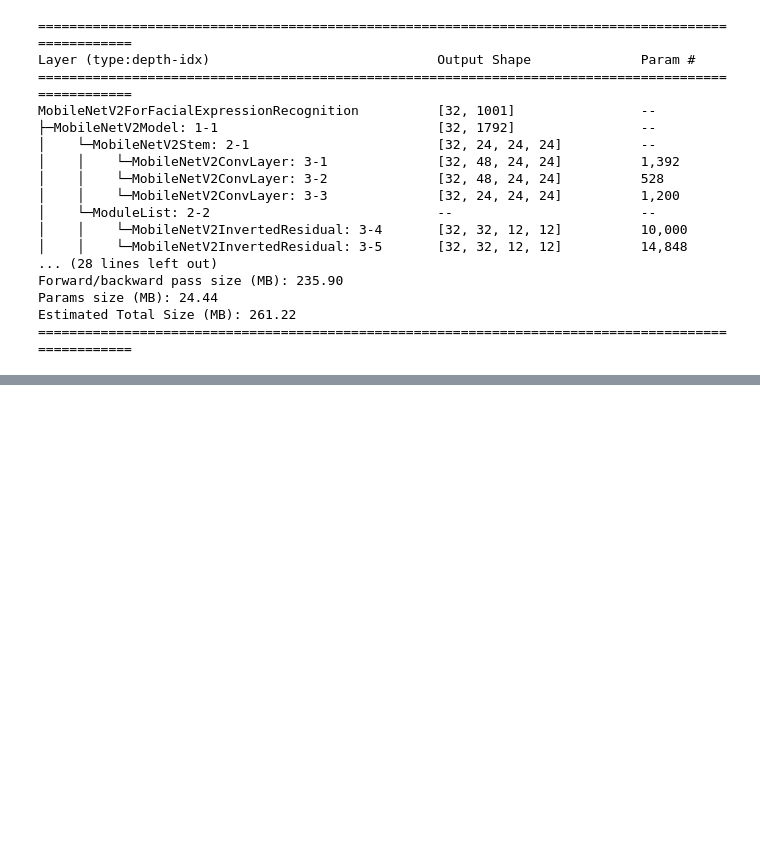
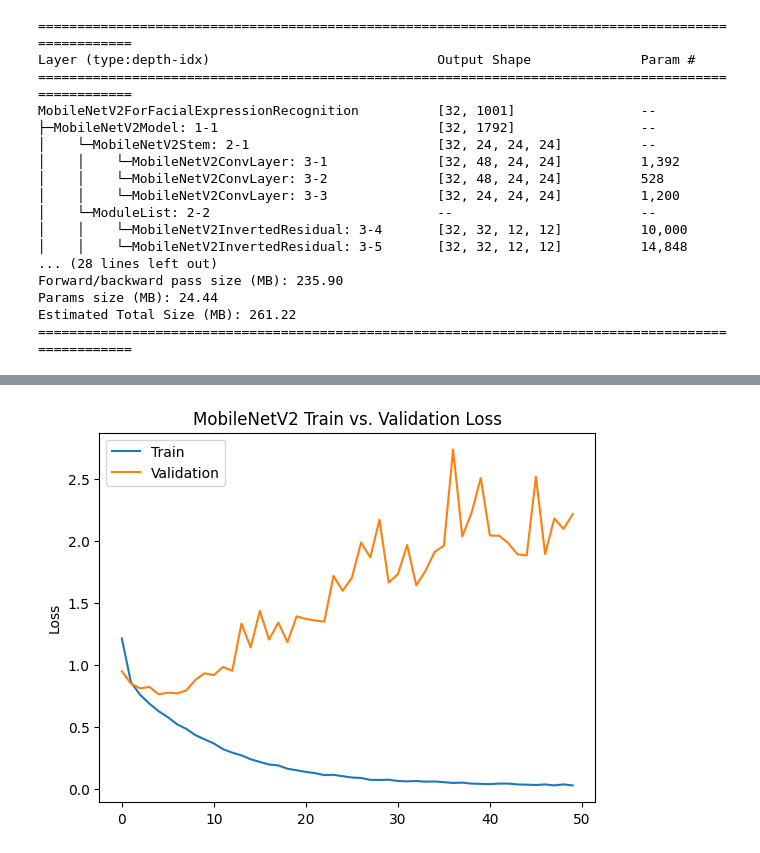
Before and after one commit to reganwillis/MobileNetV2-Facial-Expression-Recognition, a Jupyter notebook: notebook1fc511dee9.ipynb, the cells around one changed output, grey strips where cells are left out. Cells and saved outputs as stored; diff of their text form; code cells hidden in the pictures; blank space fills up the shorter version.

```diff
--- a/notebook1fc511dee9.ipynb
+++ b/notebook1fc511dee9.ipynb
@@ -31,16 +35,12 @@ PRETRAINED_MODEL = 'google/mobilenet_v2_1.4_224'
 #cfg = MobileNetV2Config(PRETRAINED_CONFIG)
 cfg = MobileNetV2Config()
 BATCH_SIZE = 32
-NUM_EPOCHS = 20
+NUM_EPOCHS = 50
 
 if not torch.cuda.is_available():
     print('GPU not available, running script on CPU..')
 DEVICE = torch.device('cuda' if torch.cuda.is_available() else 'cpu')
 # %%
-import pandas as pd
-import numpy as np
-from PIL import Image
-import torchvision.transforms as transforms
 class FERDataset(torch.utils.data.Dataset):
     # https://www.kaggle.com/datasets/msambare/fer2013
     def __init__(self, images, labels):
@@ -56,6 +56,15 @@ class FERDataset(torch.utils.data.Dataset):
             'neutral': 4,
             'sad': 5,
             'surprise': 6
+        }
+        self.class_map_minimized = {
+            'angry': 1,
+            'disgust': 1,
+            'fear': 1,
+            'happy': 0,
+            'neutral': 2,
+            'sad': 1,
+            'surprise': 0
         }
         self.class_map = {
             0: 'positive',
@@ -77,9 +86,7 @@ class FERDataset(torch.utils.data.Dataset):
 
     def _transform(self, image):
         image = cv2.imread(image)
-        #image_array = np.array(image).reshape(3, 48, 48)#.astype(np.uint8)
         image = Image.fromarray(image)
-        #image = torch.from_numpy(image)
         image = transforms.functional.pil_to_tensor(image)
         normalize = transforms.Normalize(mean=[0.485, 0.456, 0.406], std=[0.299, 0.224, 0.225])
         image = normalize(image/255.0)
@@ -88,7 +95,7 @@ class FERDataset(torch.utils.data.Dataset):
 
     def _target_transform(self, target):
         # TODO: map to new class map
-        target = self.class_map_loaded[target]
+        target = self.class_map_minimized[target]
         return int(target)
 # %%
 # load dataset into script
@@ -263,7 +270,7 @@ def train(model, dataloader, device, epoch, num_epochs, total_steps):
 
     return running_loss, running_acc
 # %%
-# TODO: validate function
+# validate function
 def validate(model, dataloader, device, epoch, num_epochs, total_steps):
     running_loss = 0.0
     running_acc = 0.0
@@ -285,7 +292,7 @@ def validate(model, dataloader, device, epoch, num_epochs, total_steps):
 
             if (i+1) % 50 == 0:
                 print(
-                    f'TRAINING --> Epoch: {epoch+1}/{num_epochs}, ' +
+                    f'VALIDATION --> Epoch: {epoch+1}/{num_epochs}, ' +
                     f'Step: {i+1}/{total_steps}, ' +
                     f'Loss: {running_loss / (i+1)}, '
                     f'Accuracy: {running_acc / (i+1)}'
@@ -438,3 +444,11 @@ Best Validation Acc: 0.5658482142857143 after epoch 20
 # %%
 # TODO: plot train vs validation loss
-# TODO: plot train vs validation accuracy
+plot_epoch_metrics(
+    np.arange(NUM_EPOCHS),
+    [train_losses, val_losses],
+    ['Train', 'Validation'],
+    'MobileNetV2',
+    'Loss'
+)
+# %% [output]
+[figure, added]
```
Also changed, not shown: parts of 10 cells of this notebook.
